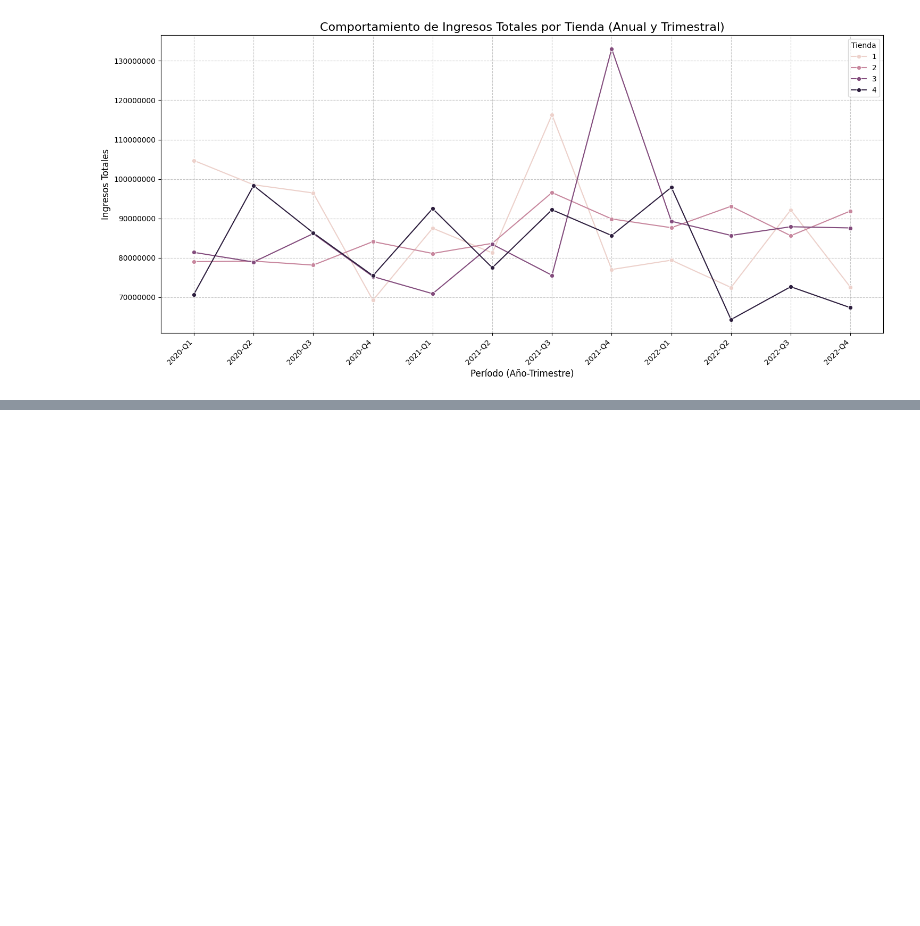
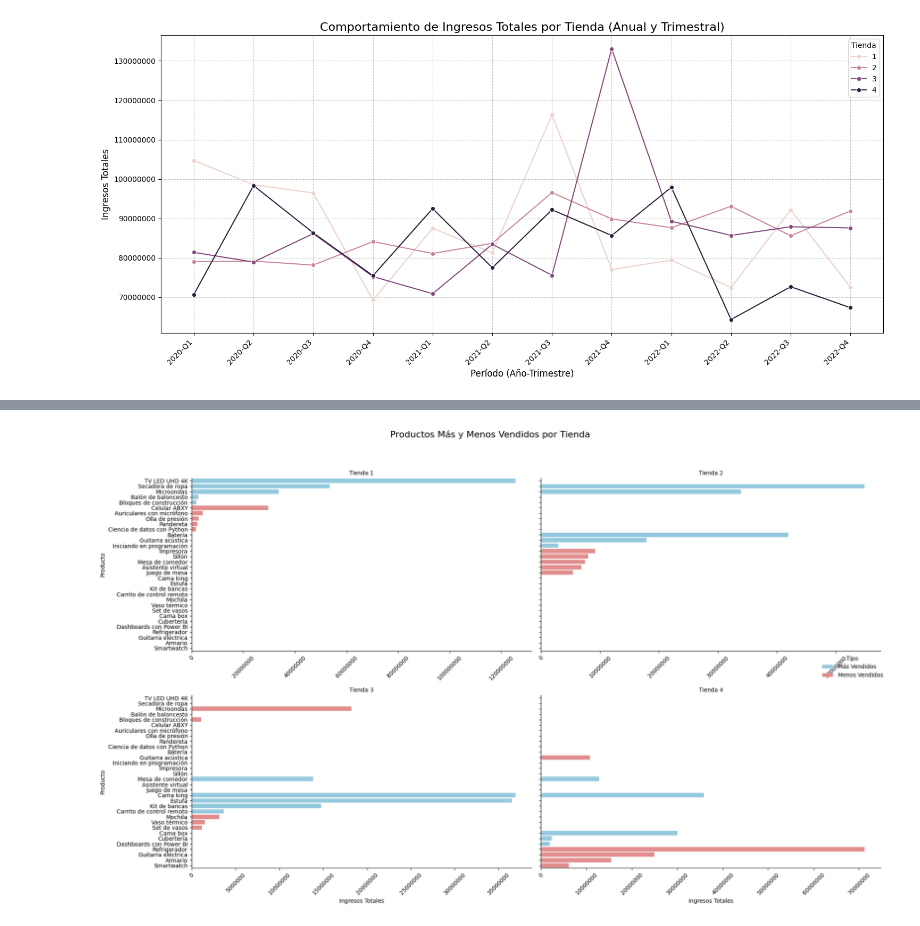
Before and after one commit to TechWithEva/Alura_G9_2026_Challenges_and_Tracking, a Jupyter notebook: Challenge1_Alura'sStores_Eva.ipynb, the cells around one changed output, grey strips where cells are left out. Drawn from its saved outputs; the diff is of its cells as text; code cells hidden in the pictures; blank space fills up the shorter version.

Commit message:
Se agregaron más visualizaciones Se completo el análisis Se redacto las Recomendaciones

```diff
--- a/Challenge1_Alura'sStores_Eva.ipynb
+++ b/Challenge1_Alura'sStores_Eva.ipynb
@@ -439,0 +457,33 @@ plt.show()
+# %%
+import matplotlib.pyplot as plt
+import seaborn as sns
+import pandas as pd
+
+top5ProductosMasVendidos['Tipo'] = 'Más Vendidos'
+top5ProductosMenosVendidos['Tipo'] = 'Menos Vendidos'
+combined_products = pd.concat([top5ProductosMasVendidos, top5ProductosMenosVendidos])
+combined_products_sorted = combined_products.sort_values(by=['Tienda', 'Tipo', 'TrnVenta'], ascending=[True, False, False])
+g = sns.catplot(
+    data=combined_products_sorted,
+    x='TrnVenta',
+    y='Producto',
+    hue='Tipo',
+    col='Tienda',
+    kind='bar',
+    col_wrap=2,
+    sharex=False,
+    height=6, aspect=1.5,
+    palette={'Más Vendidos': 'skyblue', 'Menos Vendidos': 'lightcoral'}
+)
+
+g.set_axis_labels('Ingresos Totales', 'Producto')
+g.set_titles('Tienda {col_name}')
+for ax in g.axes.flat:
+    ax.ticklabel_format(style='plain', axis='x')
+    ax.tick_params(axis='x', rotation=45)
+
+g.fig.suptitle('Productos Más y Menos Vendidos por Tienda', y=1.02, fontsize=16)
+plt.tight_layout(rect=[0, 0.03, 1, 0.98])
+plt.show()
+# %% [output]
+[figure, added]
```
Also changed, not shown: parts of 21 cells of this notebook.
